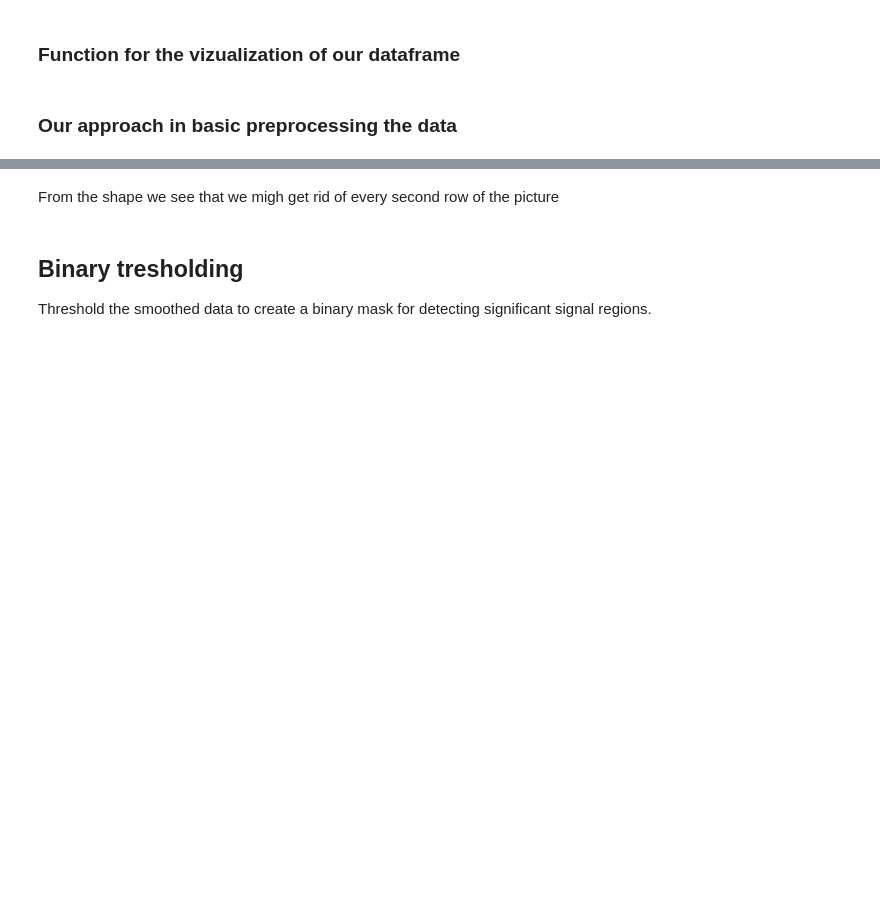
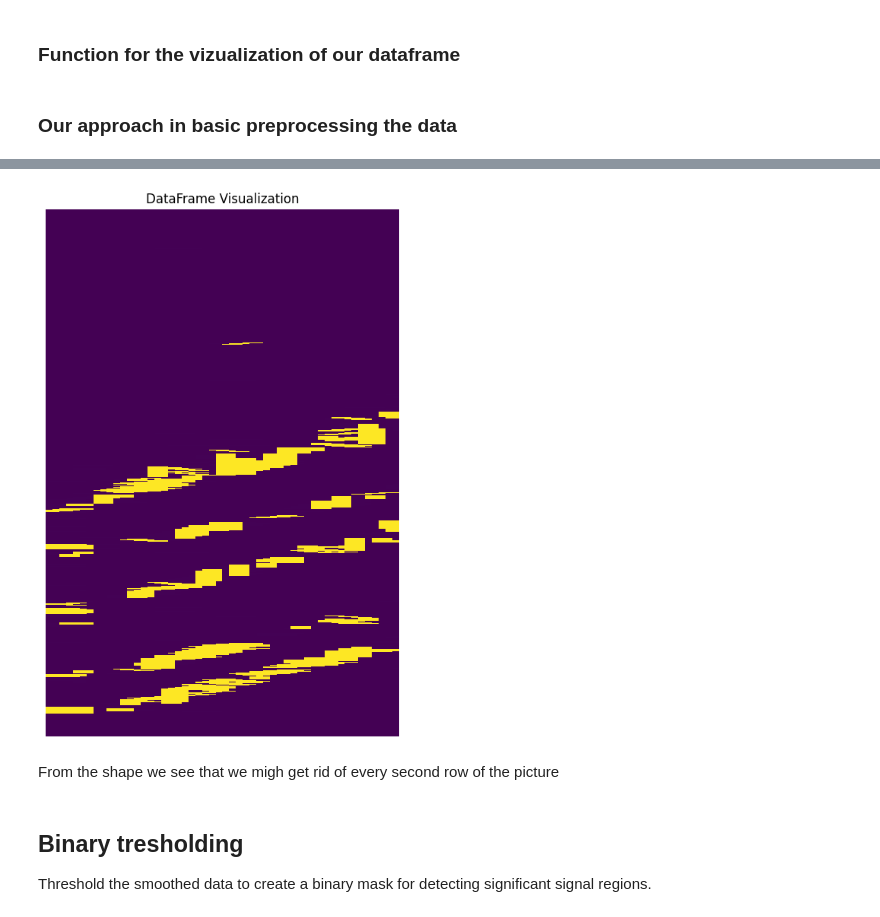
Before and after one commit to mmartyna123/ComputerVision, a Jupyter notebook: Project1/Project.ipynb, the cells around one changed output, grey strips where cells are left out. Cells and saved outputs as stored; diff of their text form; code cells hidden in the pictures; blank space fills up the shorter version.

```diff
--- a/Project1/Project.ipynb
+++ b/Project1/Project.ipynb
@@ -468,0 +488,84 @@ plt.show()
+# %%
+binary_image = df_dilated.values.astype(np.uint8)  # Convert DataFrame to uint8 array
+
+lines = cv2.HoughLinesP(
+    binary_image,
+    rho=1,
+    theta=np.pi / 180,
+    threshold=50,
+    minLineLength=300,
+    maxLineGap=10,
+)
+print(lines.shape)
+output_image = cv2.cvtColor(binary_image, cv2.COLOR_GRAY2BGR)
+
+# Draw the detected lines on the image
+if lines is not None:
+    for line in lines:
+        x1, y1, x2, y2 = line[0]  # Extract line coordinates
+        cv2.line(output_image, (x1, y1), (x2, y2), (255, 255, 255), 2)  # Draw with green color
+
+output_df = pd.DataFrame(output_image[:, :, 0])
+plot_dataframe_as_image(output_df)
+
+# fig = plt.figure(figsize=(12, 16))
+# ax = plt.axes()
+
+# im = ax.imshow(lines, interpolation="none", aspect="auto")
+# plt.ylabel("time")
+# plt.xlabel("space [m]")
+
+# cax = fig.add_axes(
+#     [ax.get_position().x1 + 0.06, ax.get_position().y0, 0.02, ax.get_position().height]
+# )
+# plt.colorbar(im, cax=cax)
+# x_positions, x_labels = set_axis(df.columns)
+# ax.set_xticks(x_positions, np.round(x_labels))
+# y_positions, y_labels = set_axis(df.index.time)
+# ax.set_yticks(y_positions, y_labels)
+# plt.title("Martyn visualization")
+# plt.show()
+
+
+# def visualize_hough_lines(binary_image, lines, size_x=8, size_y=6, scale_factor=0.01):
+# """
+#     Visualizes the output of Hough Line Detection on a binary image.
+
+#     Parameters:
+#     binary_image (np.ndarray): The input binary image for line detection.
+#     lines (list): Detected lines from HoughLinesP.
+#     size_x, size_y (int): Dimensions of the output plot.
+#     scale_factor (float): Factor to resize the image for visualization.
+#     """
+#     # Resize binary image for large dimensions
+#     resized_binary = cv2.resize(
+#         binary_image.astype(np.uint8),
+#         (int(binary_image.shape[1] * scale_factor), int(binary_image.shape[0] * scale_factor)),
+#         interpolation=cv2.INTER_AREA,
+#     )
+
+#     # Convert resized binary image to a color image for line overlay
+#     output_image = cv2.cvtColor(resized_binary * 255, cv2.COLOR_GRAY2BGR)
+
+#     # Draw the detected lines
+#     if lines is not None:
+#         for line in lines:
+#             x1, y1, x2, y2 = line[0]
+#             x1, y1, x2, y2 = (
+#                 int(x1 * scale_factor),
+#                 int(y1 * scale_factor),
+#                 int(x2 * scale_factor),
+#                 int(y2 * scale_factor),
+#             )
+#             cv2.line(output_image, (x1, y1), (x2, y2), (0, 255, 0), 2)
+
+#     # Plot the result
+#     plt.figure(figsize=(size_x, size_y))
+#     plt.imshow(output_image)
+#     plt.axis("off")
+#     plt.title("Detected Lines")
+#     plt.show()
+
+
+# visualize_hough_lines(binary_image, lines, size_x=6, size_y=4, scale_factor=0.01)
+# %% [output]
@@ -469,3 +573,4 @@ plt.show()
+[figure, added]
 # %% [markdown]
 From the shape we see that we migh get rid of every second row of the picture
 # %%
```
Also changed, not shown: parts of 7 cells of this notebook.
